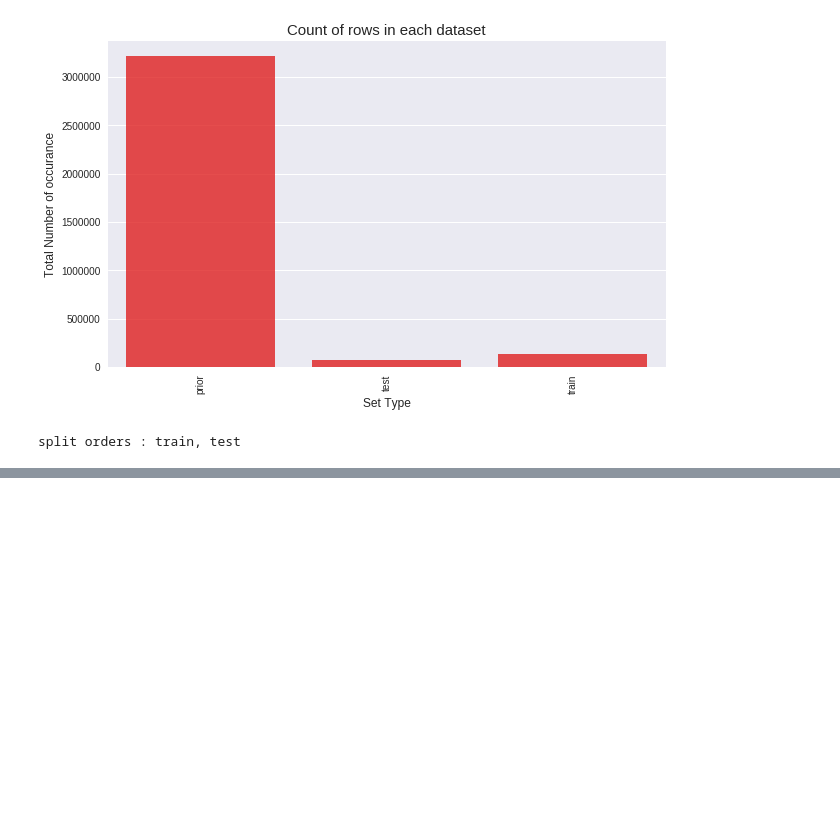
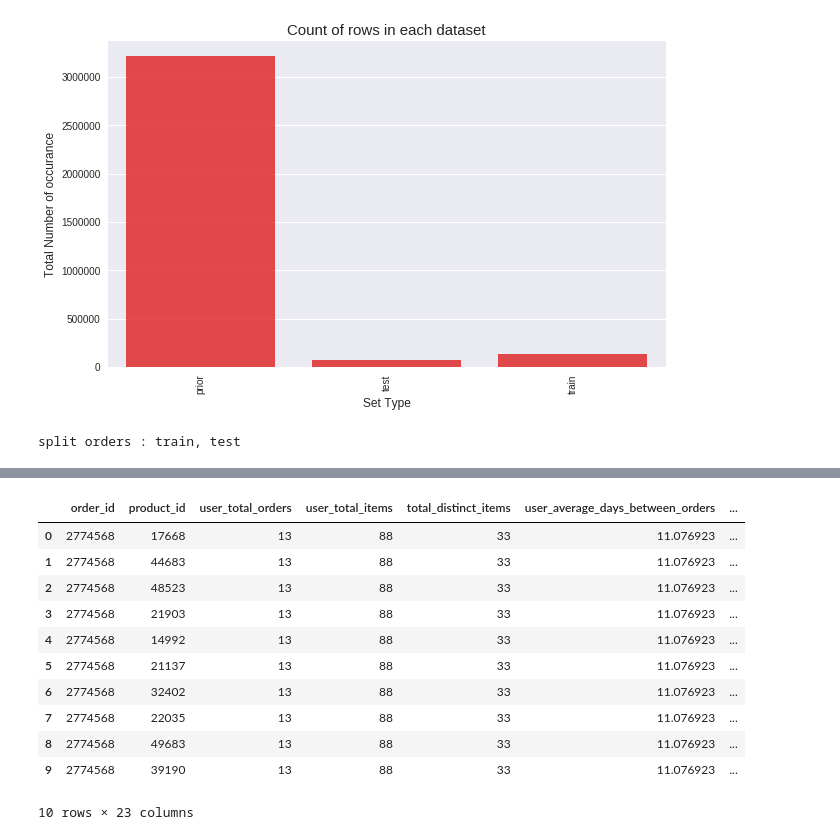
Before and after one commit to Amareshsh/Data-Mining-Project, a Jupyter notebook: project_final.ipynb, the cells around one changed output, grey strips where cells are left out. Saved outputs shown, nothing was run; the diff lists cells and outputs as text; code cells hidden in the pictures; blank space fills up the shorter version.

```diff
--- a/project_final.ipynb
+++ b/project_final.ipynb
@@ -336,0 +450,15 @@ light GBM predict
+# %%
+df_test.head(10)
+# %% [output]
+|  | order_id | product_id | user_total_orders | user_total_items | total_distinct_items | user_average_days_between_orders | ... |
+| 0 | 2774568 | 17668 | 13 | 88 | 33 | 11.076923 | ... |
+| 1 | 2774568 | 44683 | 13 | 88 | 33 | 11.076923 | ... |
+| 2 | 2774568 | 48523 | 13 | 88 | 33 | 11.076923 | ... |
+| 3 | 2774568 | 21903 | 13 | 88 | 33 | 11.076923 | ... |
+| 4 | 2774568 | 14992 | 13 | 88 | 33 | 11.076923 | ... |
+| 5 | 2774568 | 21137 | 13 | 88 | 33 | 11.076923 | ... |
+| 6 | 2774568 | 32402 | 13 | 88 | 33 | 11.076923 | ... |
+| 7 | 2774568 | 22035 | 13 | 88 | 33 | 11.076923 | ... |
+| 8 | 2774568 | 49683 | 13 | 88 | 33 | 11.076923 | ... |
+| 9 | 2774568 | 39190 | 13 | 88 | 33 | 11.076923 | ... |
+10 rows × 23 columns
```
Also changed, not shown: parts of 18 cells of this notebook.
